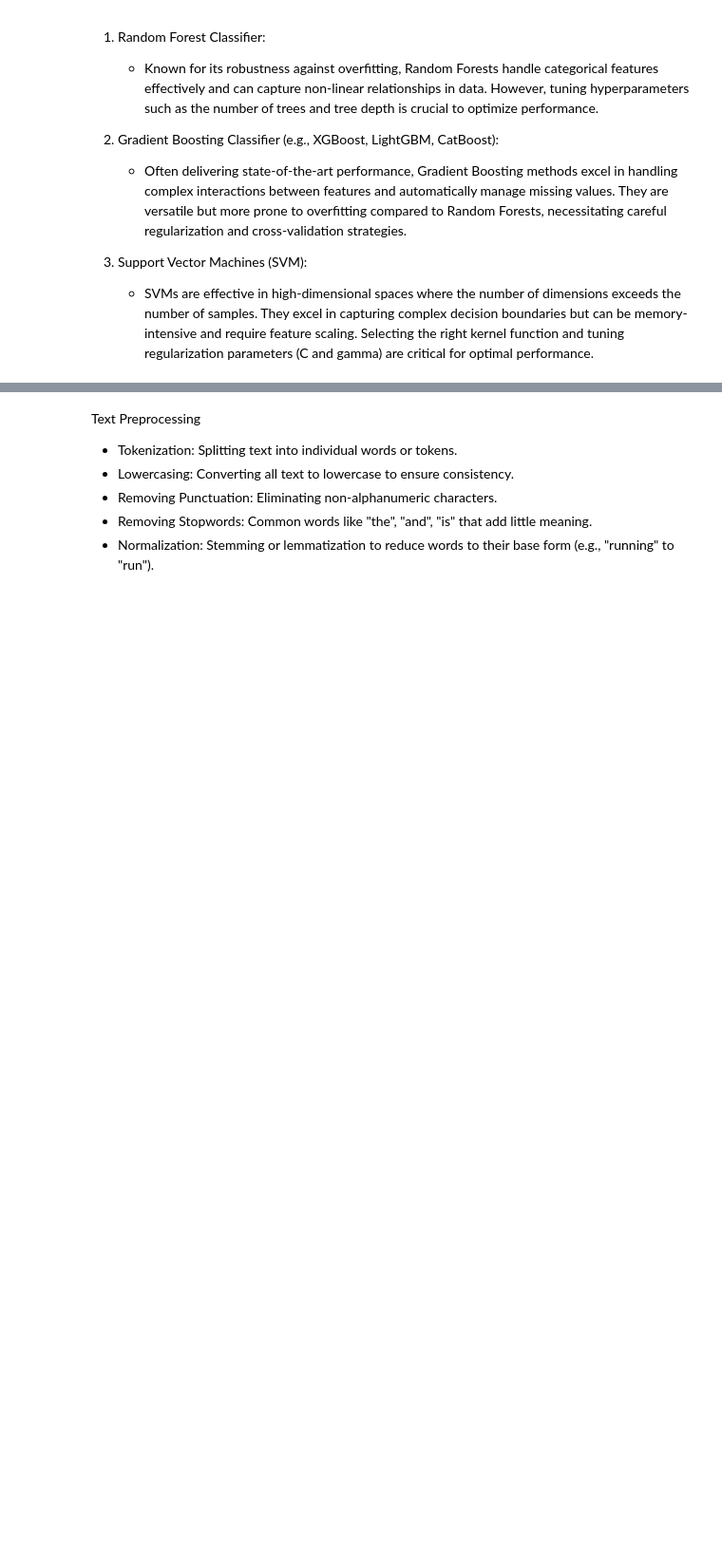
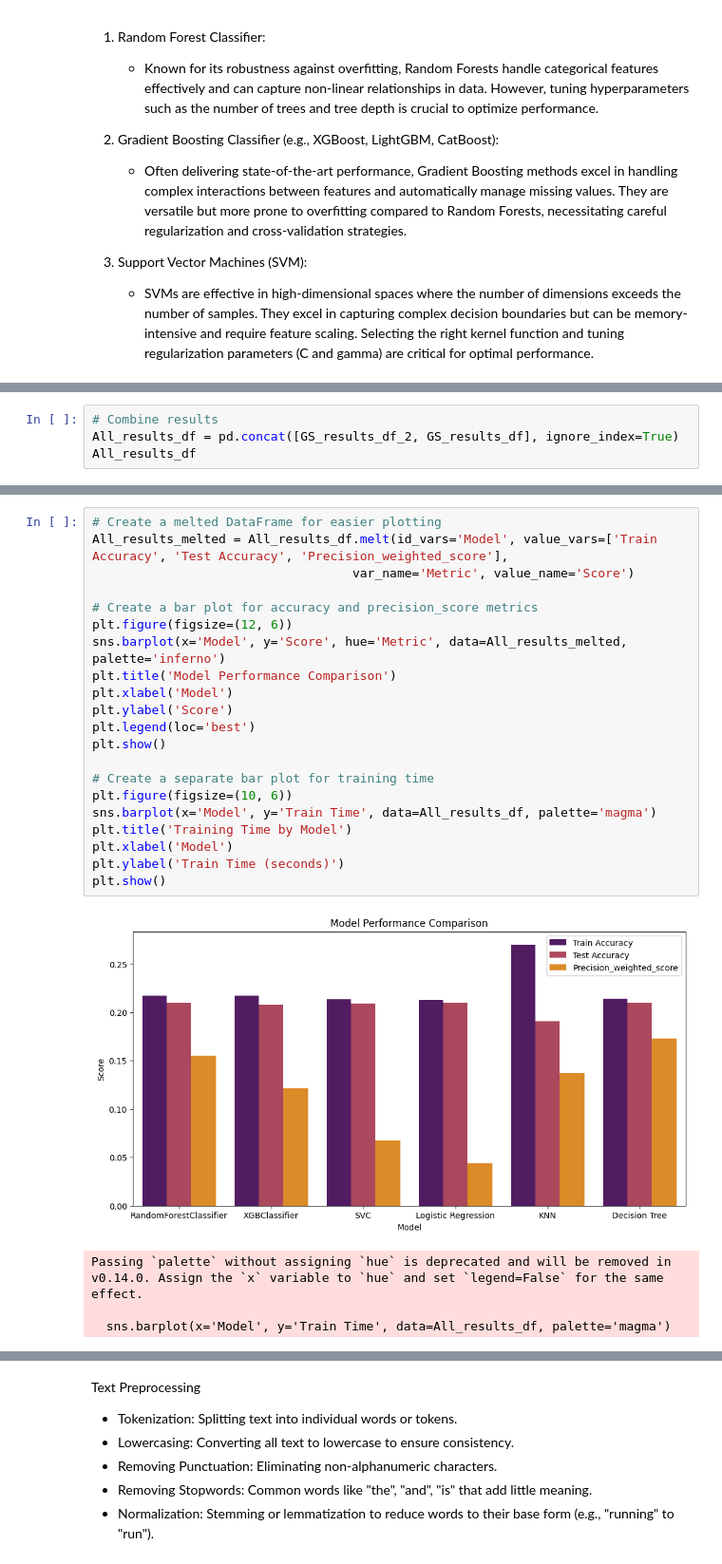
Before and after one commit to shivaallala/Multi-Classification-Prediction-UFO-Shape-Classifier, a Jupyter notebook: main.ipynb, the cells around one changed output, grey strips where cells are left out. Shown at 95% size. Cells and saved outputs as stored; diff of their text form; blank space fills up the shorter version.

```diff
--- a/main.ipynb
+++ b/main.ipynb
@@ -968,0 +1093,4 @@ LogisticRegression, KNN, and DecisionTree classifiers have yeilded low accuracy
+# %%
+# Combine results
+All_results_df = pd.concat([GS_results_df_2, GS_results_df], ignore_index=True)
+All_results_df
@@ -968,0 +1105,26 @@ LogisticRegression, KNN, and DecisionTree classifiers have yeilded low accuracy
+# %%
+# Create a melted DataFrame for easier plotting
+All_results_melted = All_results_df.melt(id_vars='Model', value_vars=['Train Accuracy', 'Test Accuracy', 'Precision_weighted_score'],
+                                   var_name='Metric', value_name='Score')
+
+# Create a bar plot for accuracy and precision_score metrics
+plt.figure(figsize=(12, 6))
+sns.barplot(x='Model', y='Score', hue='Metric', data=All_results_melted, palette='inferno')
+plt.title('Model Performance Comparison')
+plt.xlabel('Model')
+plt.ylabel('Score')
+plt.legend(loc='best')
+plt.show()
+
+# Create a separate bar plot for training time
+plt.figure(figsize=(10, 6))
+sns.barplot(x='Model', y='Train Time', data=All_results_df, palette='magma')
+plt.title('Training Time by Model')
+plt.xlabel('Model')
+plt.ylabel('Train Time (seconds)')
+plt.show()
+# %% [output]
+[figure, added]
+Passing `palette` without assigning `hue` is deprecated and will be removed in v0.14.0. Assign the `x` variable to `hue` and set `legend=False` for the same effect.
+
+  sns.barplot(x='Model', y='Train Time', data=All_results_df, palette='magma')
```
Also changed, not shown: parts of 29 cells of this notebook.
